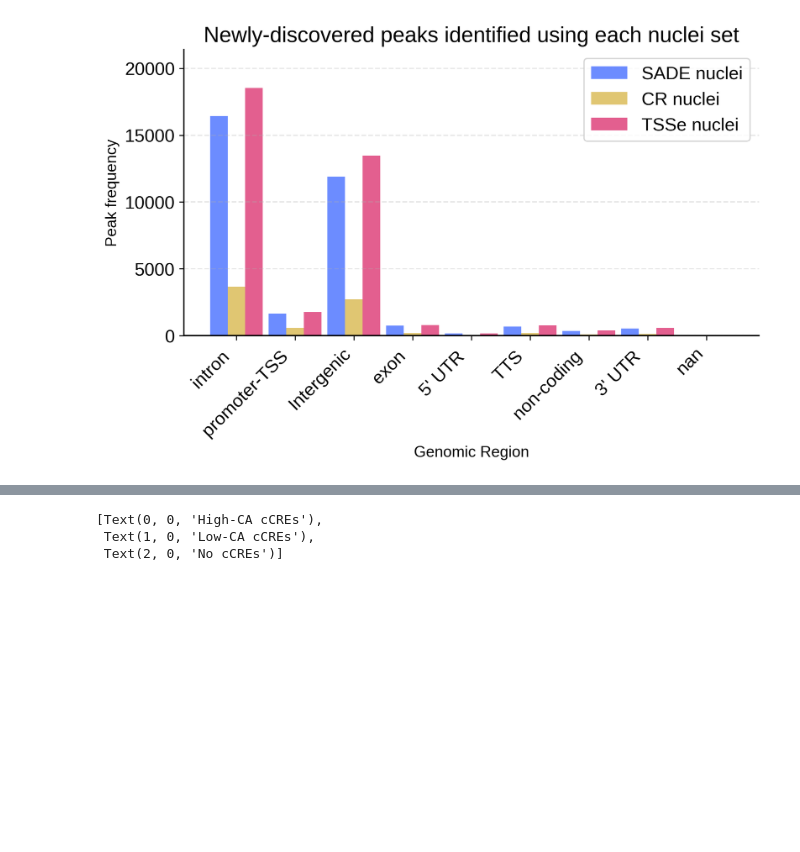
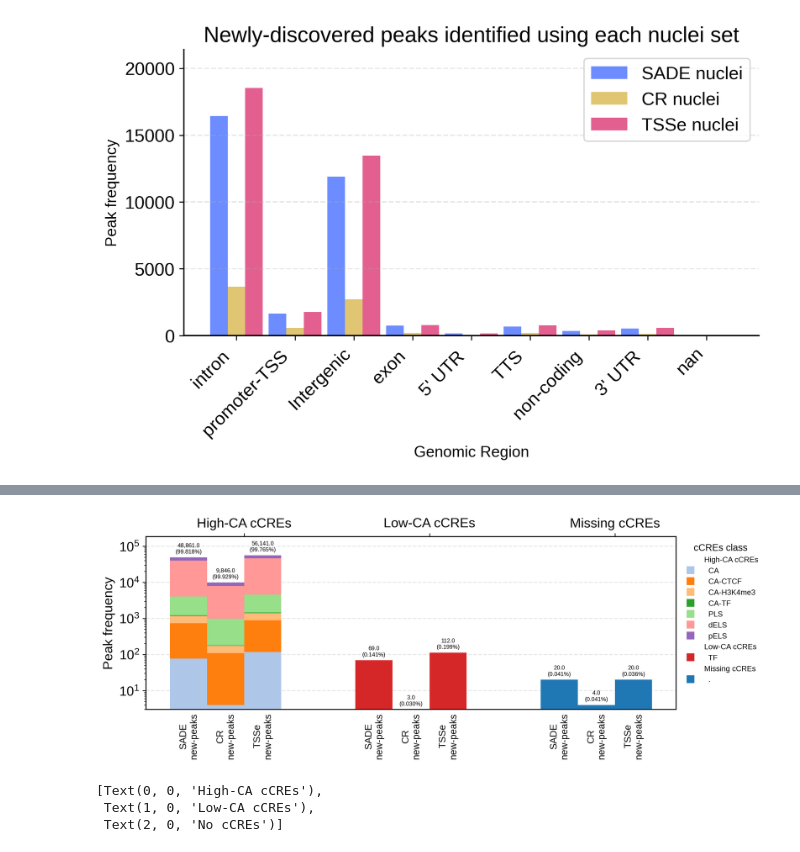
Before and after one commit to streetslab/SADE_manuscript, a Jupyter notebook: EDA/F3_peakset_comparison_cCRES_v.ipynb, the cells around one changed output, grey strips where cells are left out. Drawn from its saved outputs; the diff is of its cells as text; code cells hidden in the pictures; blank space fills up the shorter version.

```diff
--- a/EDA/F3_peakset_comparison_cCRES_v.ipynb
+++ b/EDA/F3_peakset_comparison_cCRES_v.ipynb
@@ -361,3 +400,94 @@ ax.set_xticklabels(labels, rotation=45, ha='right')
+# %%
+CA_level_color_map = {'High-CA cCREs': 'blue', 'Low-CA cCREs': 'orange', 'Missing cCREs': 'grey'}
+CA_level_index_map = {'High-CA cCREs': 0, 'Low-CA cCREs': 1, 'Missing cCREs': 2}
+CA_regions_level = {'dELS': 'High-CA cCREs', 'pELS': 'High-CA cCREs', 'PLS': 'High-CA cCREs', 'CA-H3K4me3': 'High-CA cCREs',
+                "CA-CTCF": 'High-CA cCREs', 'CA-TF': 'High-CA cCREs', 'TF': 'Low-CA cCREs', "CA": 'High-CA cCREs', '.': 'Missing cCREs'}
+
+
+datasets = [ SADE_vs_raw_cCREs, CR_vs_raw_cCREs, TSSe_vs_raw_cCREs]
+dataset_labels = [ 'SADE\nnew-peaks', 'CR\nnew-peaks', 'TSSe\nnew-peaks']
+ca_levels = ['High-CA cCREs', 'Low-CA cCREs', 'Missing cCREs']
+classes = sorted(set(
+    str(c) for d in datasets
+    for c in d['newly_discovered_peaks']['cCREs_class'].dropna().unique()
+))
+colors = dict(zip(classes, plt.cm.tab20.colors))
+
+width = 0.2
+offsets = width * np.array([-1.5, -0.5, 0.5, 1.5])
+fig, ax = plt.subplots(figsize=(10, 4))
+
+for d, name, offset in zip(datasets, dataset_labels, offsets):
+    df = d['newly_discovered_peaks'].dropna(subset=['cCREs_class']).copy()
+    df['CA_level'] = df['cCREs_class'].map(CA_regions_level)
+    x = np.array([CA_level_index_map[level] for level in ca_levels]) + offset
+    bottom = np.zeros(len(ca_levels))
+
+    for cls in classes:
+        counts = np.array([
+            ((df['CA_level'] == level) & (df['cCREs_class'] == cls)).sum()
+            for level in ca_levels
+        ])
+        ax.bar(x, counts, width, bottom=bottom, color=colors[cls],
+               label=cls if name == dataset_labels[0] else None)
+        bottom += counts
+
+    for xi, total in zip(x, bottom):
+        pct = 100 * total / len(df) if len(df) else 0
+        ax.annotate(f'{total:,}\n({pct:.3f}%)', (xi, total),
+                    xytext=(0, 3), textcoords='offset points',
+                    ha='center', va='bottom', fontsize=6)
+
+positions = [CA_level_index_map[level] for level in ca_levels]
+ax.set_xticks(positions)
+ax.tick_params(axis='x', bottom=False, labelbottom=False)
+top = ax.secondary_xaxis('top')
+top.set_xticks(positions)
+top.set_xticklabels(ca_levels)
+
+for offset, name in zip(offsets, dataset_labels):
+    for level in ca_levels:
+        ax.annotate(name, (CA_level_index_map[level] + offset, 0),
+                    xycoords=('data', 'axes fraction'), xytext=(0, -4),
+                    textcoords='offset points', ha='center', va='top',
+                    rotation=90, fontsize=10, annotation_clip=False)
+
+ax.set_yscale('log')
+ax.set_ylim(ax.get_ylim()[0], ax.get_ylim()[1] * 2)
+ax.set_ylabel('Peak frequency')
+ax.yaxis.grid(True, linestyle='--', alpha=0.3)
+ax.set_axisbelow(True)
+fig.subplots_adjust(bottom=0.25)
+
+
+from matplotlib.lines import Line2D
+handles = []
+for level in CA_level_color_map:
+
+    handles.append(Line2D([], [], linestyle="none", label=level))
+    # Classes in this section
+    for cls in classes:
+        if CA_regions_level.get(cls) == level:
+            handles.append(
+                Line2D([], [], linestyle="none", label=f"  {cls}",
+                    marker="s", markersize=8,
+                    markerfacecolor=colors[cls],
+                    markeredgecolor="none",
+                )
+            )
+
+legend = ax.legend(
+    handles=handles,
+    title="cCREs class",
+    frameon=False,
+    loc='upper left',
+    bbox_to_anchor=(1.0, 1 ),
+    ncol=1,
+    fontsize=8,
+    title_fontsize=10
+)
+# %% [output]
+[figure, added]
 # %%
 CA_level_color_map = {'High-CA cCREs': 'blue', 'Low-CA cCREs': 'orange', 'No cCREs': 'grey'}
 CA_level_index_map = {'High-CA cCREs': 0, 'Low-CA cCREs': 1, 'No cCREs': 2}
```
Also changed, not shown: parts of 3 cells of this notebook.
